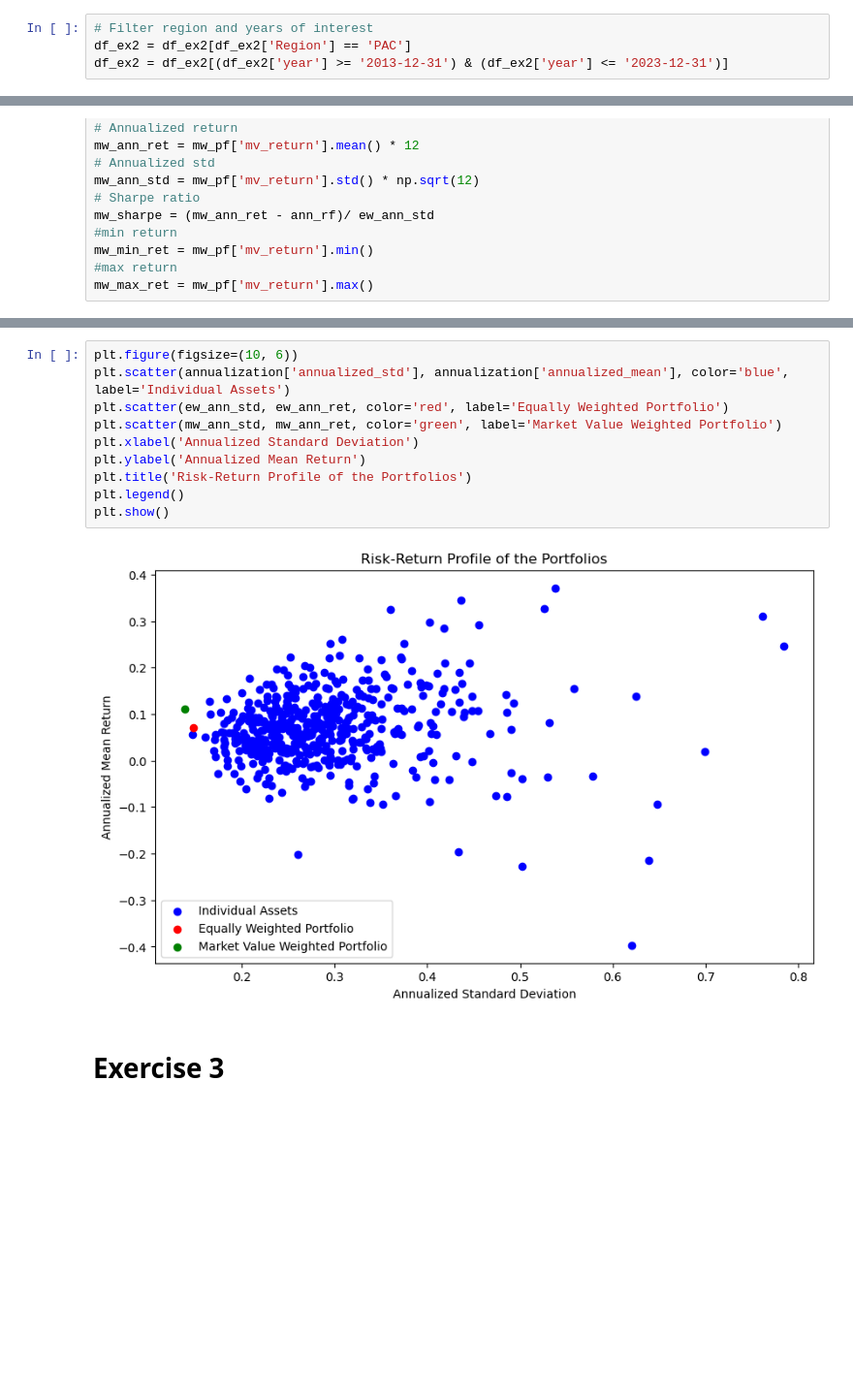
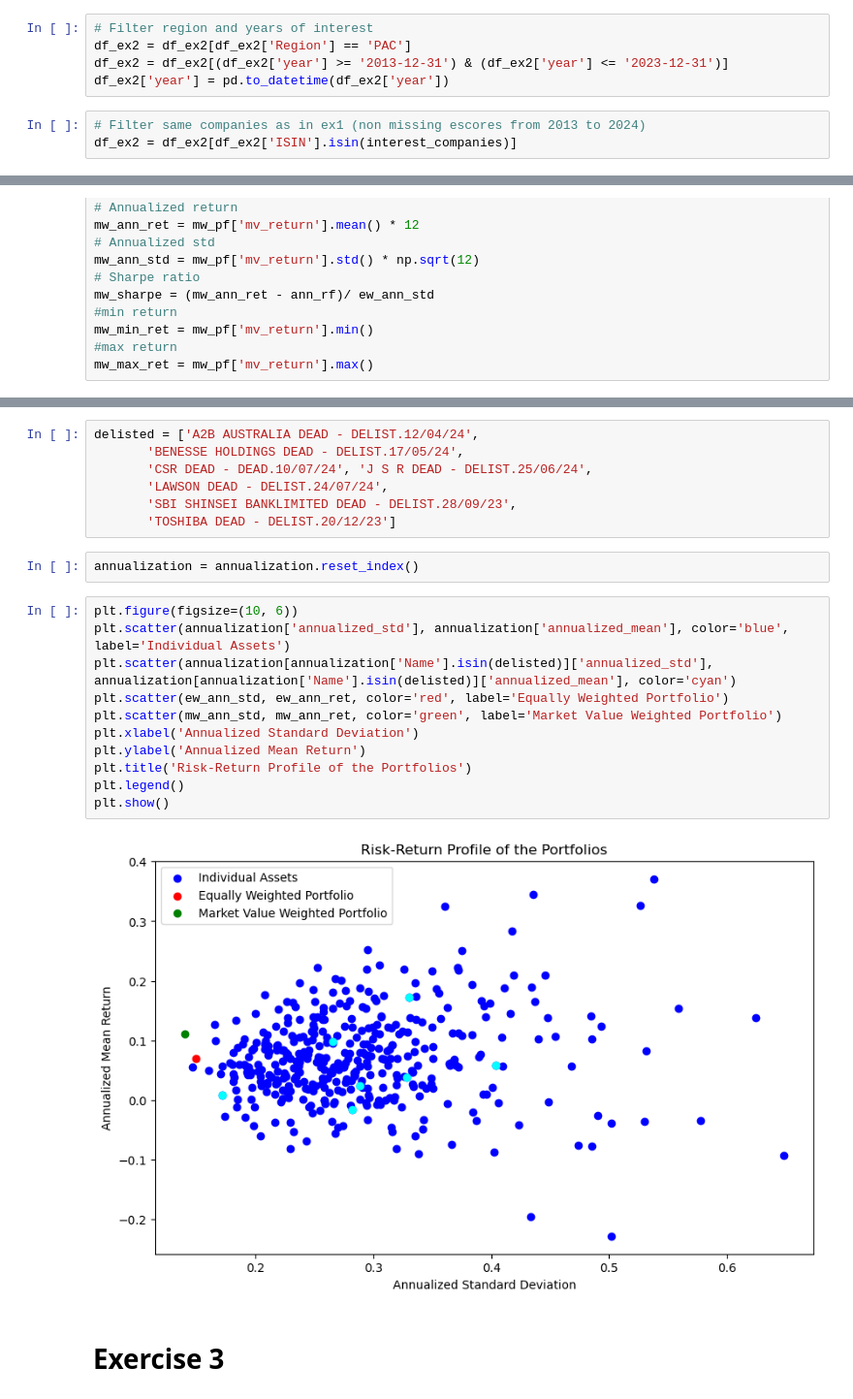
Before and after one commit to gr-oll/susFin, a Jupyter notebook: 01_Final.ipynb, the cells around one changed output, grey strips where cells are left out. Shown: that part at 97% size. Cells and saved outputs as stored; diff of their text form; blank space fills up the shorter version.

```diff
--- a/01_Final.ipynb
+++ b/01_Final.ipynb
@@ -133,3 +149,7 @@ df_ex2 = pd.merge(df_ex2, static, on=['Name', 'ISIN'], how='outer')
 # Filter region and years of interest
 df_ex2 = df_ex2[df_ex2['Region'] == 'PAC']
 df_ex2 = df_ex2[(df_ex2['year'] >= '2013-12-31') & (df_ex2['year'] <= '2023-12-31')]
+df_ex2['year'] = pd.to_datetime(df_ex2['year'])
+# %%
+# Filter same companies as in ex1 (non missing escores from 2013 to 2024)
+df_ex2 = df_ex2[df_ex2['ISIN'].isin(interest_companies)]
@@ -210,14 +248,24 @@ statistics
+# %%
+delisted = ['A2B AUSTRALIA DEAD - DELIST.12/04/24',
+       'BENESSE HOLDINGS DEAD - DELIST.17/05/24',
+       'CSR DEAD - DEAD.10/07/24', 'J S R DEAD - DELIST.25/06/24',
+       'LAWSON DEAD - DELIST.24/07/24',
+       'SBI SHINSEI BANKLIMITED DEAD - DELIST.28/09/23',
+       'TOSHIBA DEAD - DELIST.20/12/23']
+# %%
+annualization = annualization.reset_index()
 # %%
 plt.figure(figsize=(10, 6))
 plt.scatter(annualization['annualized_std'], annualization['annualized_mean'], color='blue', label='Individual Assets')
+plt.scatter(annualization[annualization['Name'].isin(delisted)]['annualized_std'], annualization[annualization['Name'].isin(delisted)]['annualized_mean'], color='cyan')
 plt.scatter(ew_ann_std, ew_ann_ret, color='red', label='Equally Weighted Portfolio')
 plt.scatter(mw_ann_std, mw_ann_ret, color='green', label='Market Value Weighted Portfolio')
 plt.xlabel('Annualized Standard Deviation')
 plt.ylabel('Annualized Mean Return')
 plt.title('Risk-Return Profile of the Portfolios')
 plt.legend()
 plt.show()
 # %% [output]
-[figure, old version]
+[figure, new version]
 # %% [markdown]
 # **Exercise 3**
```
Also changed, not shown: parts of 53 cells of this notebook.
